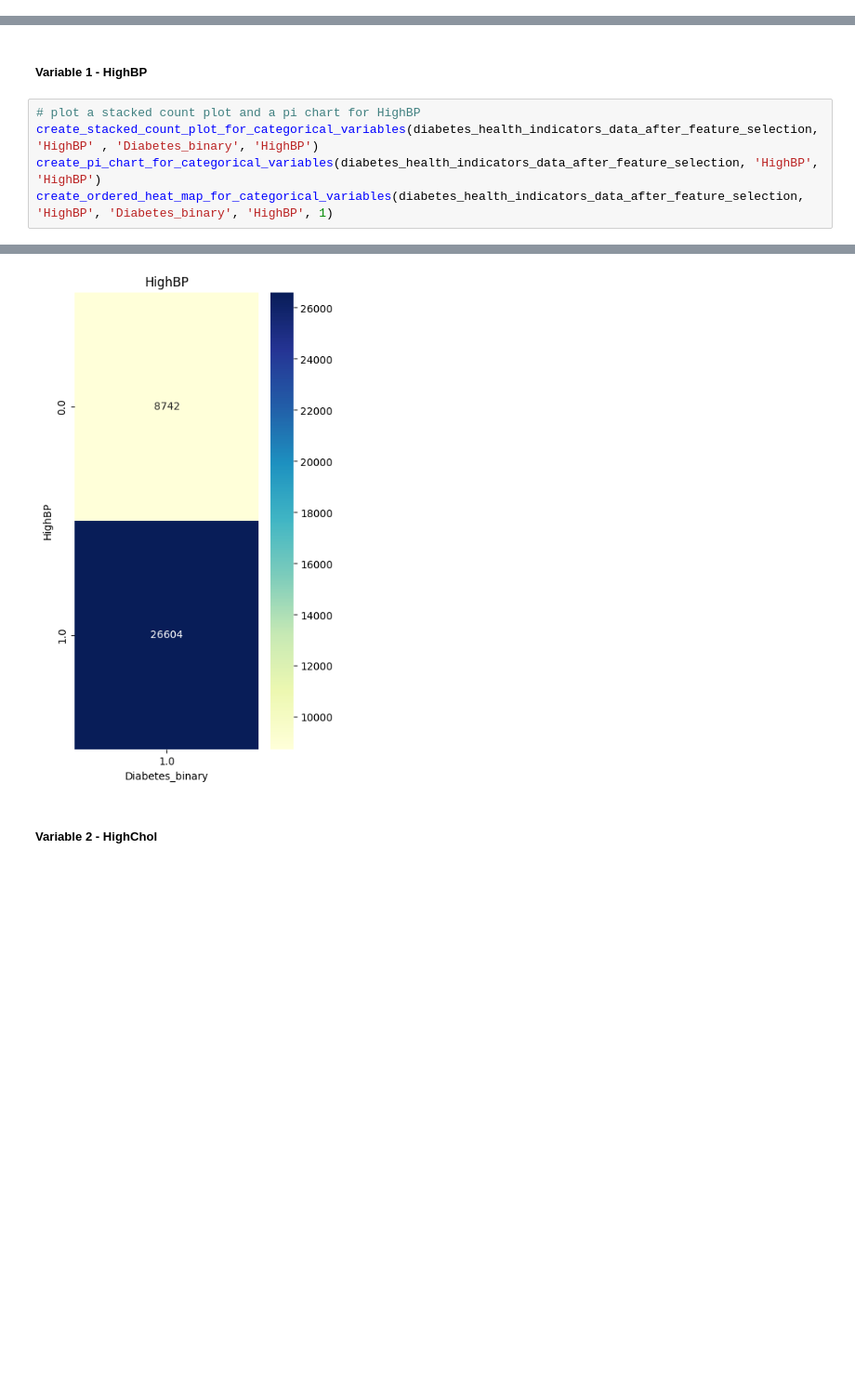
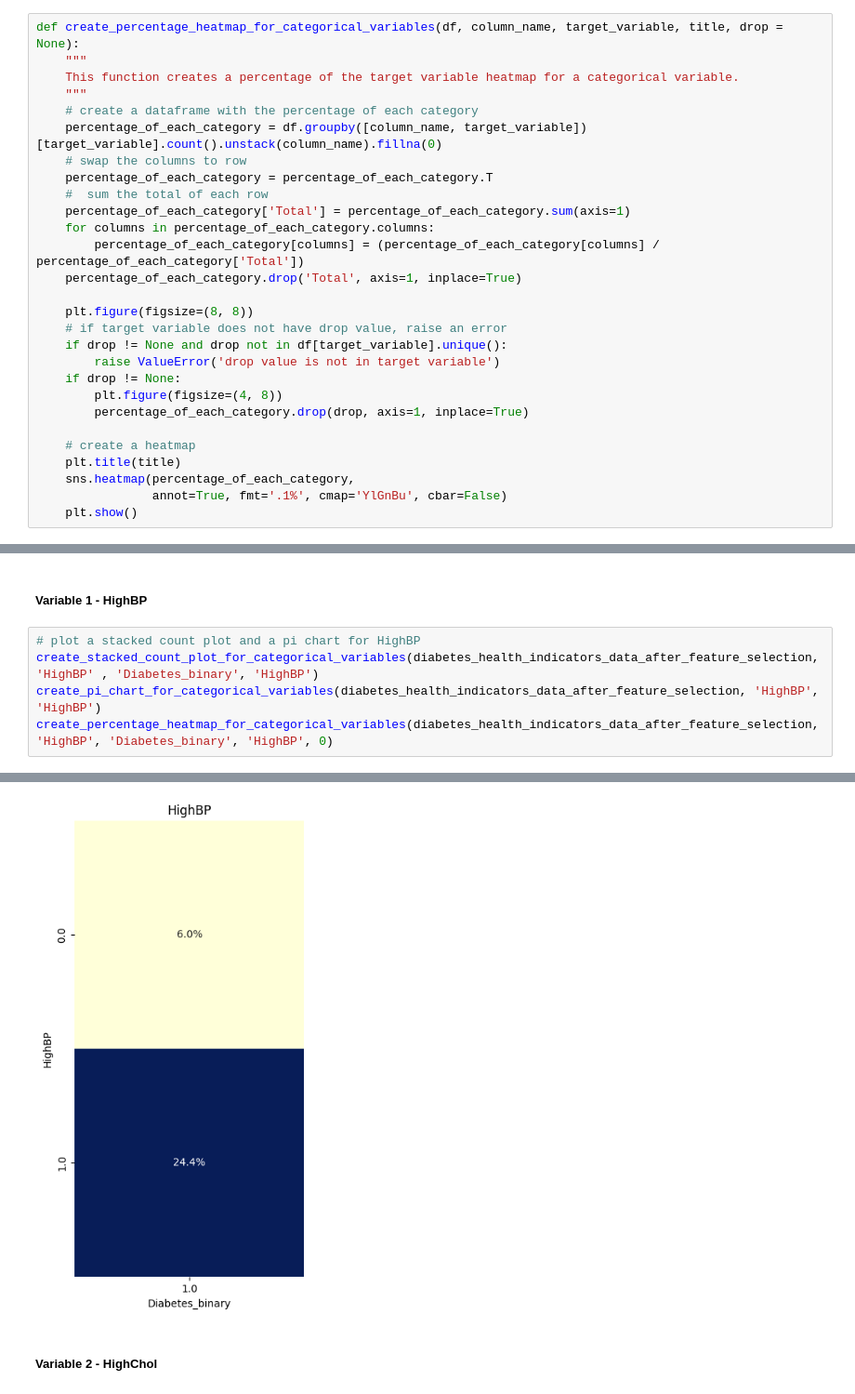
Before and after one commit to RileyLeo/Diabetes-Prediction-ML, a Jupyter notebook: notebook.ipynb, the cells around one changed output, grey strips where cells are left out. Shown at 93% size. Drawn from its saved outputs; the diff is of its cells as text; blank space fills up the shorter version.

Commit message:
recreate heat map into percentage based

```diff
--- a/notebook.ipynb
+++ b/notebook.ipynb
@@ -102,5 +102,33 @@ def create_ordered_heat_map_for_categorical_variables (df, column_name, target_v
                 annot=True, fmt="d", cmap="YlGnBu")
     plt.title(title)
     plt.show()
+# %%
+def create_percentage_heatmap_for_categorical_variables(df, column_name, target_variable, title, drop = None):
+    """
+    This function creates a percentage of the target variable heatmap for a categorical variable.
+    """
+    # create a dataframe with the percentage of each category
+    percentage_of_each_category = df.groupby([column_name, target_variable])[target_variable].count().unstack(column_name).fillna(0)
+    # swap the columns to row
+    percentage_of_each_category = percentage_of_each_category.T
+    #  sum the total of each row
+    percentage_of_each_category['Total'] = percentage_of_each_category.sum(axis=1)
+    for columns in percentage_of_each_category.columns:
+        percentage_of_each_category[columns] = (percentage_of_each_category[columns] / percentage_of_each_category['Total'])
+    percentage_of_each_category.drop('Total', axis=1, inplace=True)
+
+    plt.figure(figsize=(8, 8))
+    # if target variable does not have drop value, raise an error
+    if drop != None and drop not in df[target_variable].unique():
+        raise ValueError('drop value is not in target variable')
+    if drop != None:
+        plt.figure(figsize=(4, 8))
+        percentage_of_each_category.drop(drop, axis=1, inplace=True)
+
+    # create a heatmap
+    plt.title(title)
+    sns.heatmap(percentage_of_each_category,
+                annot=True, fmt='.1%', cmap='YlGnBu', cbar=False)
+    plt.show()
 # %%
 def create_box_plot_for_numeric_variables(data, target_variable, numeric_variable, title):
@@ -524,13 +555,13 @@ create_pi_chart_for_categorical_variables(diabetes_health_indicators_data_after_
 # %%
 # plot a stacked count plot and a pi chart for HighBP
 create_stacked_count_plot_for_categorical_variables(diabetes_health_indicators_data_after_feature_selection, 'HighBP' , 'Diabetes_binary', 'HighBP')
 create_pi_chart_for_categorical_variables(diabetes_health_indicators_data_after_feature_selection, 'HighBP', 'HighBP')
-create_ordered_heat_map_for_categorical_variables(diabetes_health_indicators_data_after_feature_selection, 'HighBP', 'Diabetes_binary', 'HighBP', 1)
+create_percentage_heatmap_for_categorical_variables(diabetes_health_indicators_data_after_feature_selection, 'HighBP', 'Diabetes_binary', 'HighBP', 0)
 # %% [output]
 [figure]
 [figure]
 <Figure size 800x800 with 0 Axes>
-[figure, old version]
+[figure, new version]
 # %% [markdown]
 ##### Variable 2 - HighChol
 # %%
```
Also changed, not shown: parts of 19 cells of this notebook.
